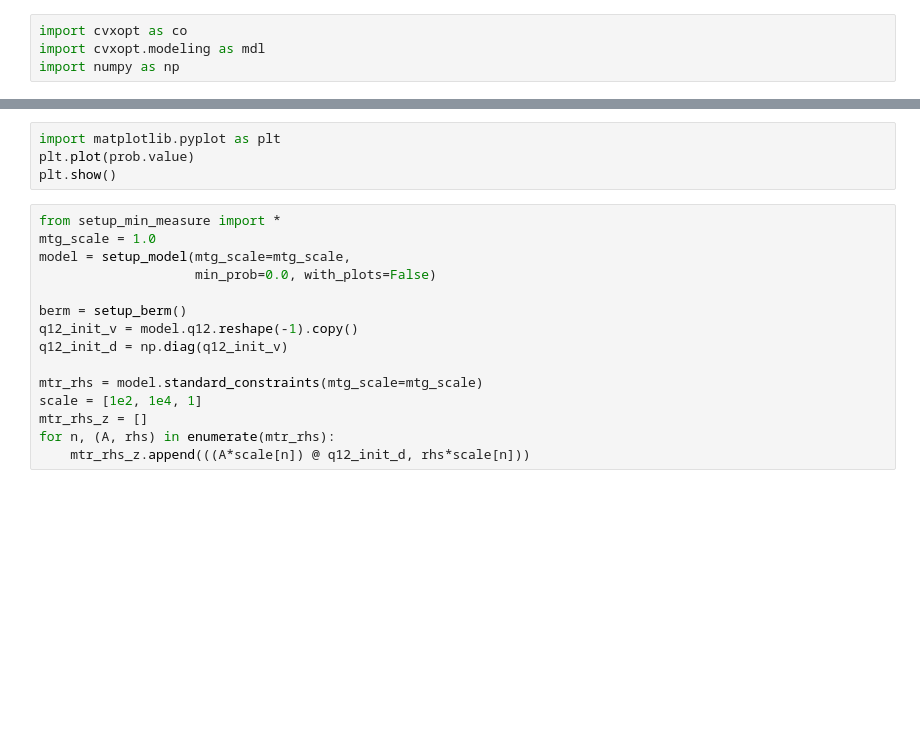
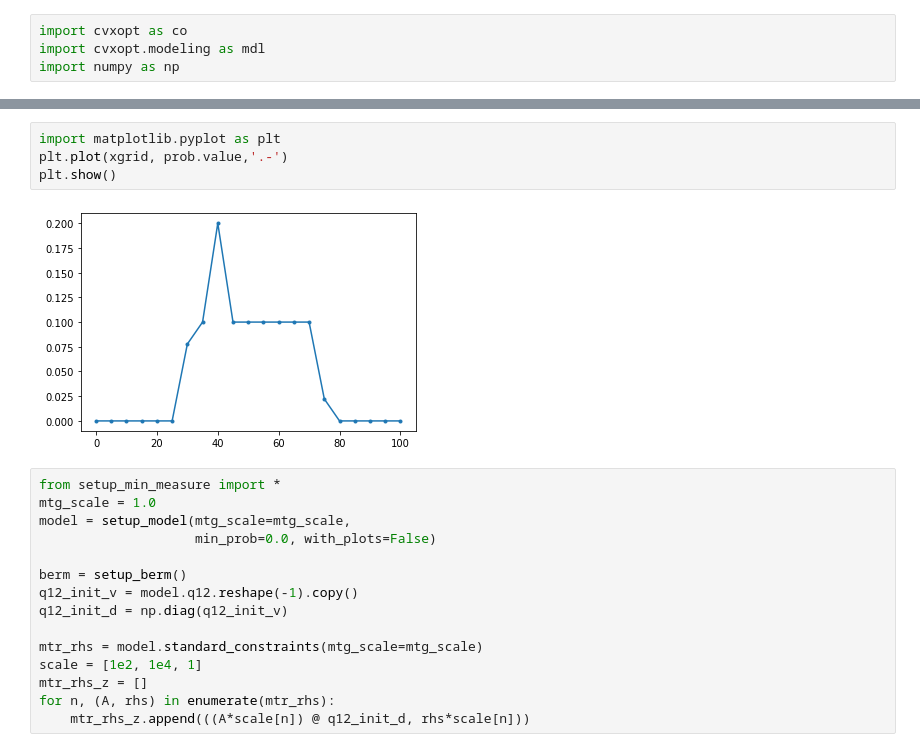
Before and after one commit to piterbarg/todos, a Jupyter notebook: python/BermUtility/test_cvxopt_01.ipynb, the cells around one changed output, grey strips where cells are left out. Drawn from its saved outputs; the diff is of its cells as text; blank space fills up the shorter version.

```diff
--- a/python/BermUtility/test_cvxopt_01.ipynb
+++ b/python/BermUtility/test_cvxopt_01.ipynb
@@ -57,7 +72,9 @@ print(prob.value)
 # %%
 import matplotlib.pyplot as plt
-plt.plot(prob.value)
+plt.plot(xgrid, prob.value,'.-')
 plt.show()
+# %% [output]
+[figure, added]
 # %%
 from setup_min_measure import *
 mtg_scale = 1.0
```
Also changed, not shown: parts of 1 cell of this notebook.
